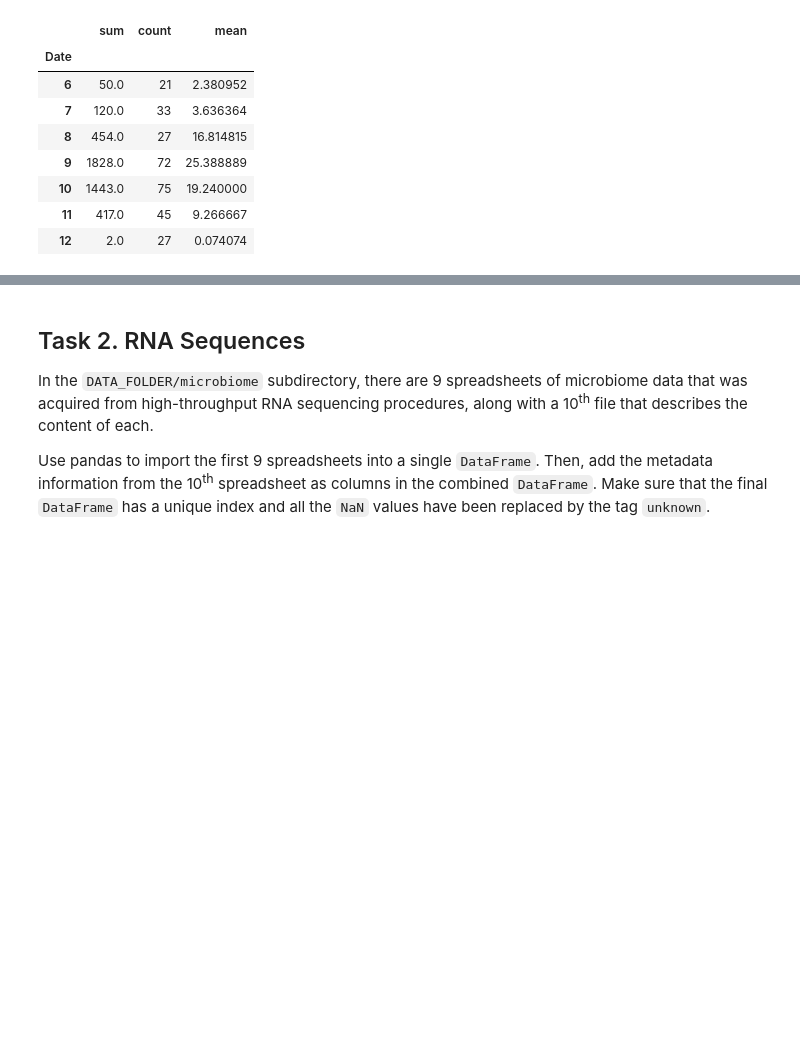
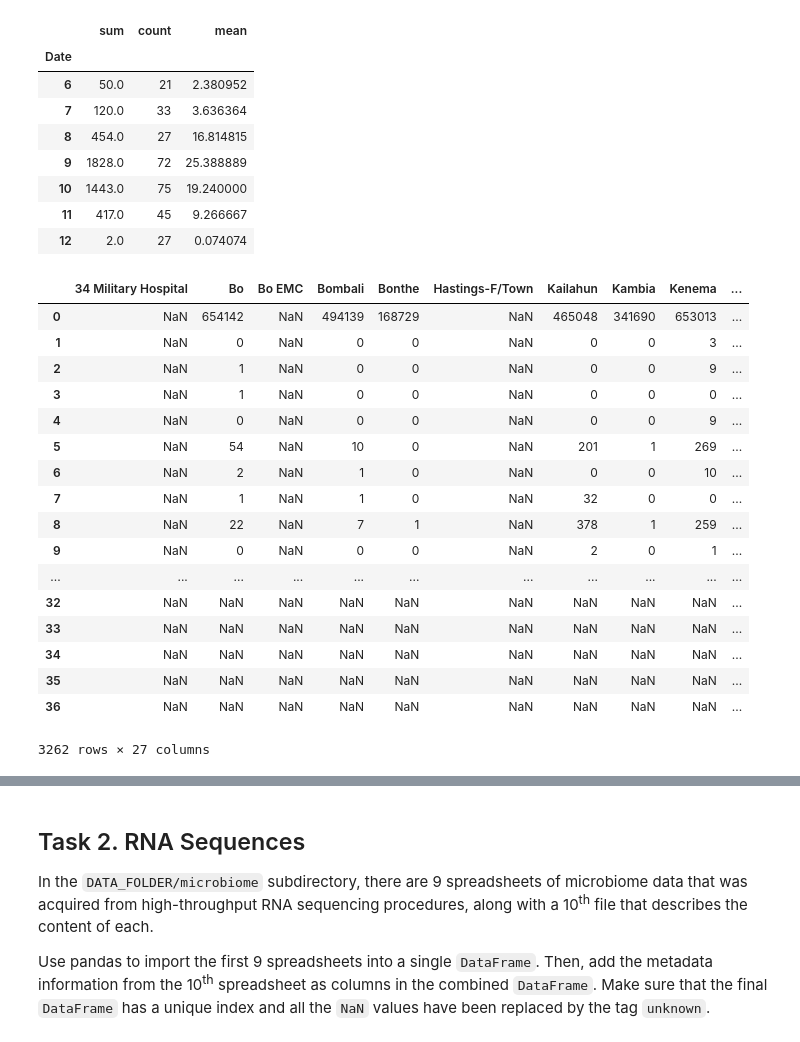
Before and after one commit to aymengan/ADA2017, a Jupyter notebook: Homework 1/Aymen/Homework 1.ipynb, the cells around one changed output, grey strips where cells are left out. Cells and saved outputs as stored; diff of their text form; code cells hidden in the pictures; blank space fills up the shorter version.

```diff
--- a/Homework 1/Aymen/Homework 1.ipynb
+++ b/Homework 1/Aymen/Homework 1.ipynb
@@ -20,6 +20,8 @@ import glob
 # %%
 guinea_folder = r'C:\Users\User\git\ADA2017-Tutorials\02 - Intro to Pandas\Data\ebola\guinea_data'
 liberia_folder = r'C:\Users\User\git\ADA2017-Tutorials\02 - Intro to Pandas\Data\ebola\liberia_data'
+sl_folder = r'C:\Users\User\git\ADA2017-Tutorials\02 - Intro to Pandas\Data\ebola\sl_data'
 # %%
 all_files_guinea = glob.glob(guinea_folder + "/*.csv")
 all_files_liberia = glob.glob(liberia_folder + "/*.csv")
+all_files_sl= glob.glob(sl_folder+"\*.csv")
@@ -175,3 +73,31 @@ liberia_data['Total'].groupby([liberia_data.Date.dt.month]).agg(['sum','count','
 | 10 | 1443.0 | 75 | 19.240000 |
 | 11 | 417.0 | 45 | 9.266667 |
 | 12 | 2.0 | 27 | 0.074074 |
+# %%
+frame_s = pd.DataFrame()
+list_s= []
+for file_ in all_files_sl:
+    data = pd.read_csv(file_,parse_dates=['date'], header=0)
+    list_s.append(data)
+frame_s = pd.concat(list_s)
+# %%
+frame_s
+# %% [output]
+|  | 34 Military Hospital | Bo | Bo EMC | Bombali | Bonthe | Hastings-F/Town | Kailahun | Kambia | Kenema | ... |
+| 0 | NaN | 654142 | NaN | 494139 | 168729 | NaN | 465048 | 341690 | 653013 | ... |
+| 1 | NaN | 0 | NaN | 0 | 0 | NaN | 0 | 0 | 3 | ... |
+| 2 | NaN | 1 | NaN | 0 | 0 | NaN | 0 | 0 | 9 | ... |
+| 3 | NaN | 1 | NaN | 0 | 0 | NaN | 0 | 0 | 0 | ... |
+| 4 | NaN | 0 | NaN | 0 | 0 | NaN | 0 | 0 | 9 | ... |
+| 5 | NaN | 54 | NaN | 10 | 0 | NaN | 201 | 1 | 269 | ... |
+| 6 | NaN | 2 | NaN | 1 | 0 | NaN | 0 | 0 | 10 | ... |
+| 7 | NaN | 1 | NaN | 1 | 0 | NaN | 32 | 0 | 0 | ... |
+| 8 | NaN | 22 | NaN | 7 | 1 | NaN | 378 | 1 | 259 | ... |
+| 9 | NaN | 0 | NaN | 0 | 0 | NaN | 2 | 0 | 1 | ... |
+| ... | ... | ... | ... | ... | ... | ... | ... | ... | ... | ... |
+| 32 | NaN | NaN | NaN | NaN | NaN | NaN | NaN | NaN | NaN | ... |
+| 33 | NaN | NaN | NaN | NaN | NaN | NaN | NaN | NaN | NaN | ... |
+| 34 | NaN | NaN | NaN | NaN | NaN | NaN | NaN | NaN | NaN | ... |
+| 35 | NaN | NaN | NaN | NaN | NaN | NaN | NaN | NaN | NaN | ... |
+| 36 | NaN | NaN | NaN | NaN | NaN | NaN | NaN | NaN | NaN | ... |
+3262 rows × 27 columns
```
Also changed, not shown: parts of 20 cells of this notebook.
